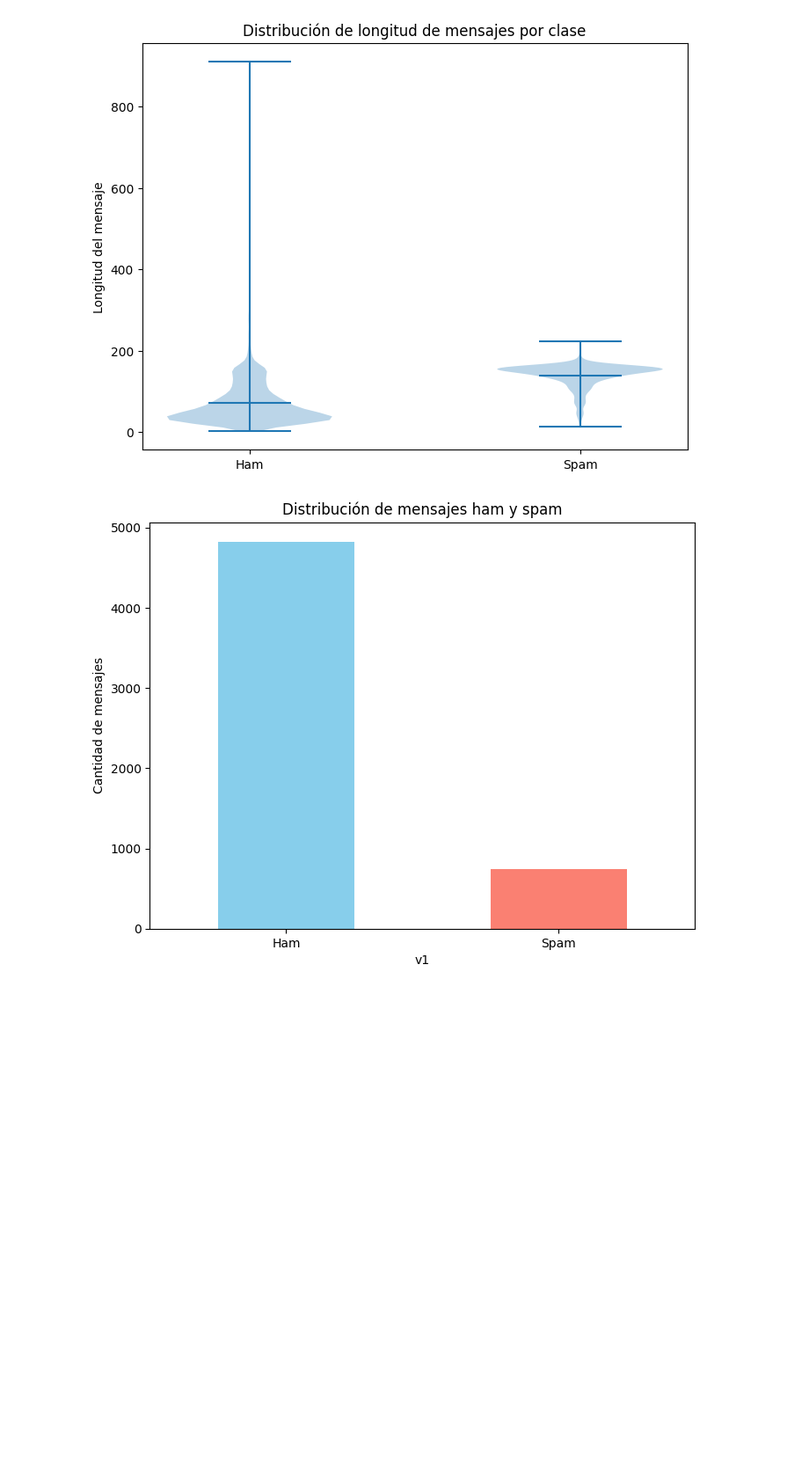
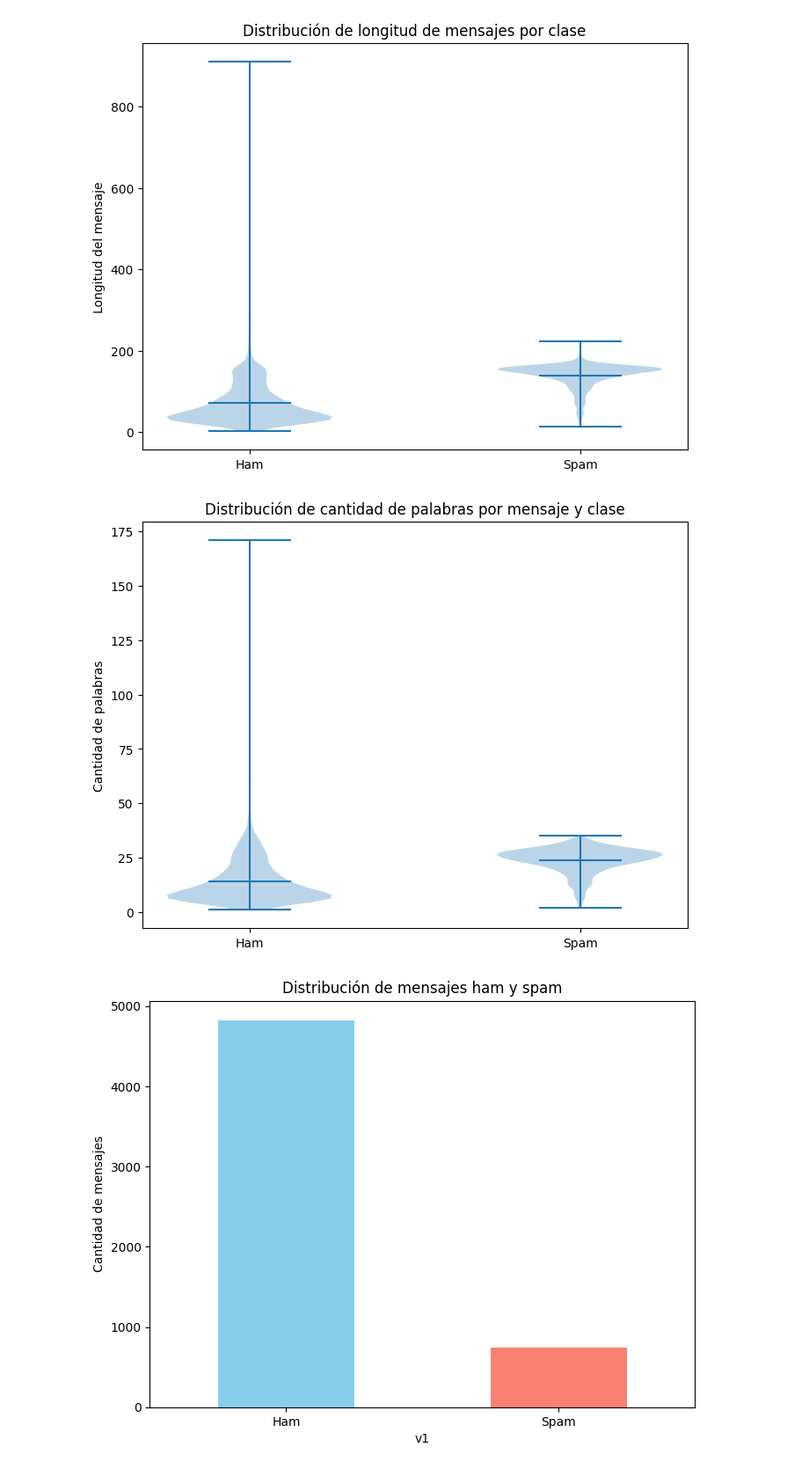
Before and after one commit to Jskenpo/PROYECTO2_IA, a Jupyter notebook: proyecto.ipynb, the cells around one changed output. Shown at 88% size. Cells and saved outputs as stored; diff of their text form; code cells hidden in the pictures; blank space fills up the shorter version.

```diff
--- a/proyecto.ipynb
+++ b/proyecto.ipynb
@@ -102,6 +104,18 @@ plt.ylabel('Longitud del mensaje')
 plt.show()
 # %% [output]
 [figure]
+# %%
+# distribuicion de palabras de ham y spam
+plt.figure(figsize=(8, 6))
+plt.violinplot(dataset=[df[df['v1'] == 'ham']['v2'].str.split().apply(len), df[df['v1'] == 'spam']['v2'].str.split().apply(len)],
+               showmeans=True)
+plt.xticks([1, 2], ['Ham', 'Spam'])
+plt.title('Distribución de cantidad de palabras por mensaje y clase')
+plt.ylabel('Cantidad de palabras')
+
+plt.show()
+# %% [output]
+[figure, added]
 # %%
 #cantidad de ham y spam
 
```
Also changed, not shown: parts of 8 cells of this notebook.
